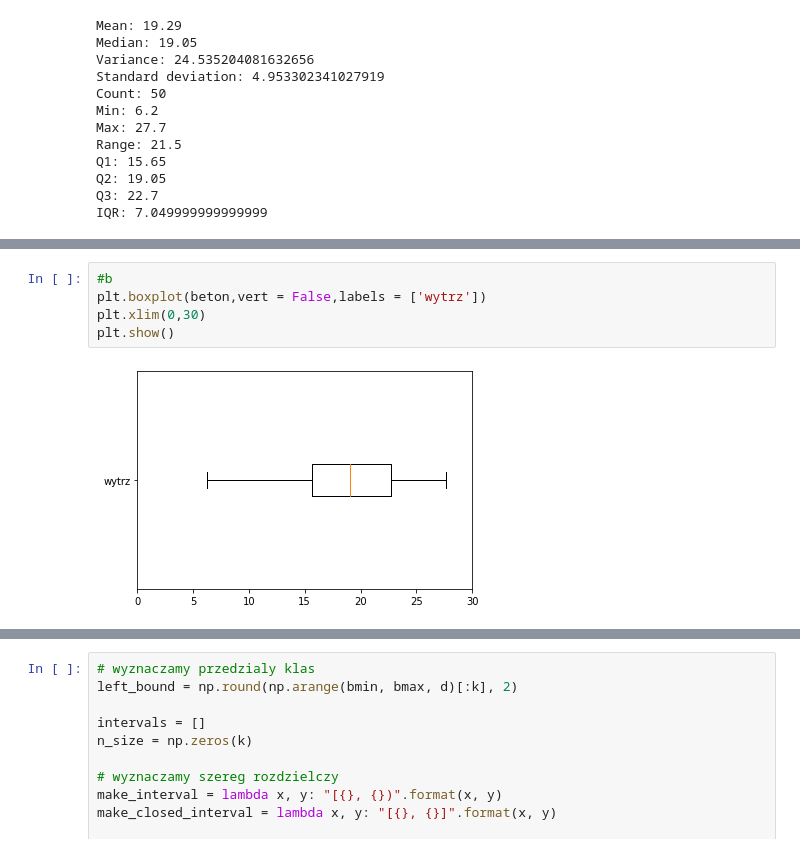
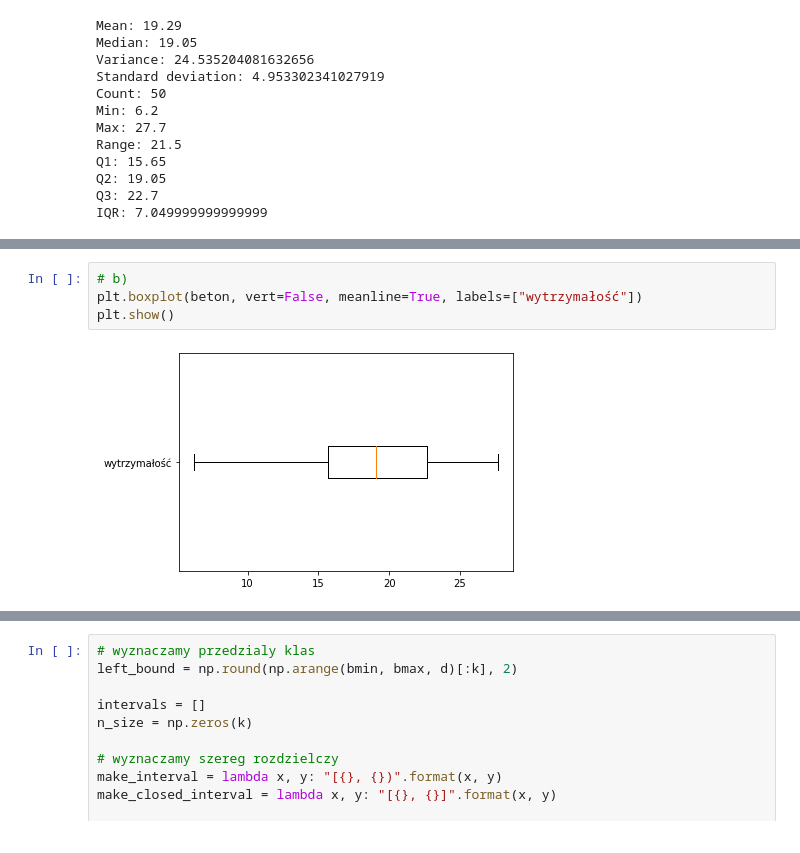
Before and after one commit to mdabrowski-phd/ds250223_stat, a Jupyter notebook: 01_statystyka_opisowa/01_statystyki_opisowe.ipynb, the cells around one changed output, grey strips where cells are left out. Drawn from its saved outputs; the diff is of its cells as text.

```diff
--- a/01_statystyka_opisowa/01_statystyki_opisowe.ipynb
+++ b/01_statystyka_opisowa/01_statystyki_opisowe.ipynb
@@ -113,9 +117,8 @@ pd.DataFrame(beton).describe()
 | 75% | 22.700000 |
 | max | 27.700000 |
 # %%
-#b
-plt.boxplot(beton,vert = False,labels = ['wytrz'])
-plt.xlim(0,30)
+# b)
+plt.boxplot(beton, vert=False, meanline=True, labels=["wytrzymałość"])
 plt.show()
 # %% [output]
-[figure, old version]
+[figure, new version]
```
Also changed, not shown: parts of 43 cells of this notebook.
